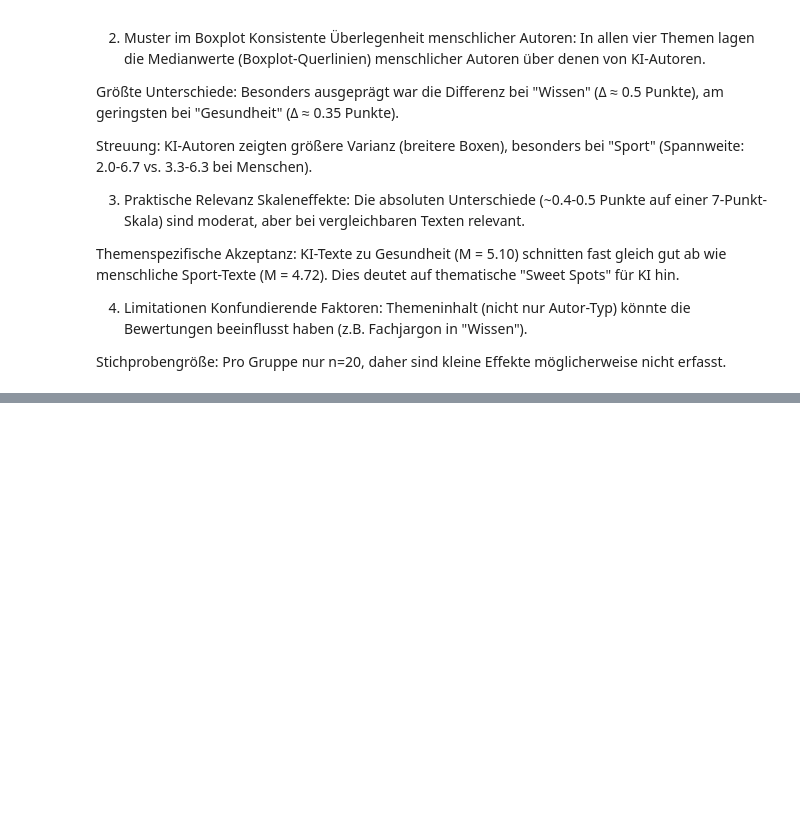
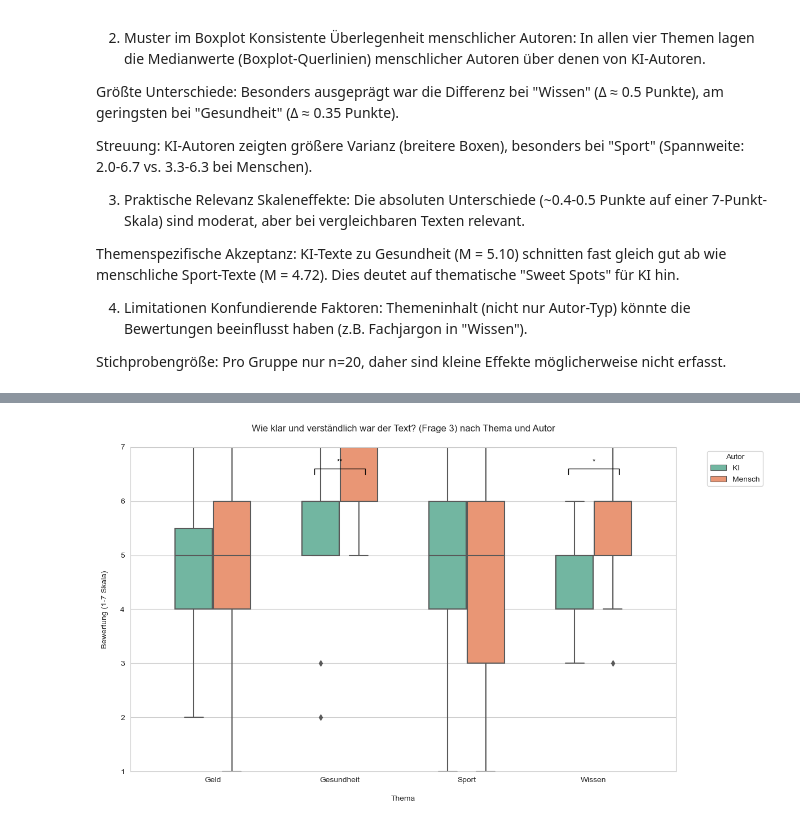
Before and after one commit to FlorianZierer/Impact-of-topic-on-credibility, a Jupyter notebook: auswertung.ipynb, the cells around one changed output, grey strips where cells are left out. Saved outputs shown, nothing was run; the diff lists cells and outputs as text; code cells hidden in the pictures; blank space fills up the shorter version.

```diff
--- a/auswertung.ipynb
+++ b/auswertung.ipynb
@@ -602,0 +793,96 @@ Pro Gruppe nur n=20, daher sind kleine Effekte möglicherweise nicht erfasst.
+# %%
+import pandas as pd
+import matplotlib.pyplot as plt
+import seaborn as sns
+from scipy import stats
+import numpy as np
+
+# Funktion zur Erstellung der Analyse
+def analyze_question(question_num, question_text):
+    # Daten extrahieren
+    melted_data = pd.melt(data, id_vars=['Autor'],
+                         value_vars=[
+                             f'Geld - {question_num}. {question_text}',
+                             f'Gesundheit - {question_num}. {question_text}',
+                             f'Sport - {question_num}. {question_text}',
+                             f'Wissen - {question_num}. {question_text}'
+                         ],
+                         var_name='Frage',
+                         value_name='Bewertung')
+
+    # Thema extrahieren
+    melted_data['Thema'] = melted_data['Frage'].str.extract(r'(Geld|Gesundheit|Sport|Wissen)')
+
+    # Boxplot erstellen
+    plt.figure(figsize=(12, 7))
+    sns.boxplot(x='Thema', y='Bewertung', hue='Autor',
+                data=melted_data, palette='Set2', width=0.6,
+                order=['Geld', 'Gesundheit', 'Sport', 'Wissen'])
+    plt.title(f'{question_text} (Frage {question_num}) nach Thema und Autor', pad=20)
+    plt.xlabel('Thema', labelpad=15)
+    plt.ylabel('Bewertung (1-7 Skala)', labelpad=15)
+    plt.ylim(1, 7)
+    plt.legend(title='Autor', bbox_to_anchor=(1.05, 1), loc='upper left')
+
+    # Signifikanztests und Annotationen
+    def annotate_significance(x1, x2, y, p):
+        if p < 0.001:
+            symbol = '***'
+        elif p < 0.01:
+            symbol = '**'
+        elif p < 0.05:
+            symbol = '*'
+        else:
+            return
+
+        plt.plot([x1, x1, x2, x2], [y, y+0.1, y+0.1, y], lw=1, color='black')
+        plt.text((x1+x2)*0.5, y+0.15, symbol, ha='center', va='bottom', color='black')
+
+    # t-Tests für Autor-Vergleiche pro Thema
+    y_pos = 6.5
+    themen = ['Geld', 'Gesundheit', 'Sport', 'Wissen']
+    print(f"\nErgebnisse für Frage {question_num} ({question_text}):")
+    print("t-Tests (KI vs. Mensch):")
+    for i, thema in enumerate(themen):
+        ki = melted_data[(melted_data['Autor'] == 'KI') &
+                        (melted_data['Thema'] == thema)]['Bewertung']
+        mensch = melted_data[(melted_data['Autor'] == 'Mensch') &
+                            (melted_data['Thema'] == thema)]['Bewertung']
+
+        # t-Test durchführen
+        t_stat, p_val = stats.ttest_ind(ki, mensch, nan_policy='omit')
+        print(f"{thema}: t = {t_stat:.2f}, p = {p_val:.4f}")
+
+        # Signifikanz markieren
+        annotate_significance(i-0.2, i+0.2, y_pos, p_val)
+
+    # ANOVA für Themenunterschiede (getrennt nach Autor)
+    print("\nANOVA-Ergebnisse:")
+    for autor in ['KI', 'Mensch']:
+        autor_data = melted_data[melted_data['Autor'] == autor]
+        groups = [autor_data[autor_data['Thema'] == t]['Bewertung'] for t in themen]
+        f_stat, p_val = stats.f_oneway(*groups)
+        print(f"{autor}-Autoren: F = {f_stat:.2f}, p = {p_val:.4f}")
+
+    plt.tight_layout()
+    plt.show()
+
+# Daten laden und vorbereiten
+ai_data = pd.read_csv('ai_labelled.csv')
+human_data = pd.read_csv('human_labelled.csv', sep=';')
+ai_data['Autor'] = 'KI'
+human_data['Autor'] = 'Mensch'
+data = pd.concat([ai_data, human_data])
+
+# Analysen durchführen
+questions = {
+    3: "Wie klar und verständlich war der Text?",
+    4: "Wie interessant fanden Sie den Text?",
+    6: "Wie sachlich fanden sie den Text?",
+    7: "Haben Sie den Eindruck, dass der Autor Fachkompetenz besitzt?",
+    9: "Wie wahrscheinlich ist es, dass der Text missverstanden werden könnte?"
+}
+
+for q_num, q_text in questions.items():
+    analyze_question(q_num, q_text)
+# %% [output]
@@ -602,0 +899 @@ Pro Gruppe nur n=20, daher sind kleine Effekte möglicherweise nicht erfasst.
+[figure, added]
```
Also changed, not shown: parts of 4 cells of this notebook.
